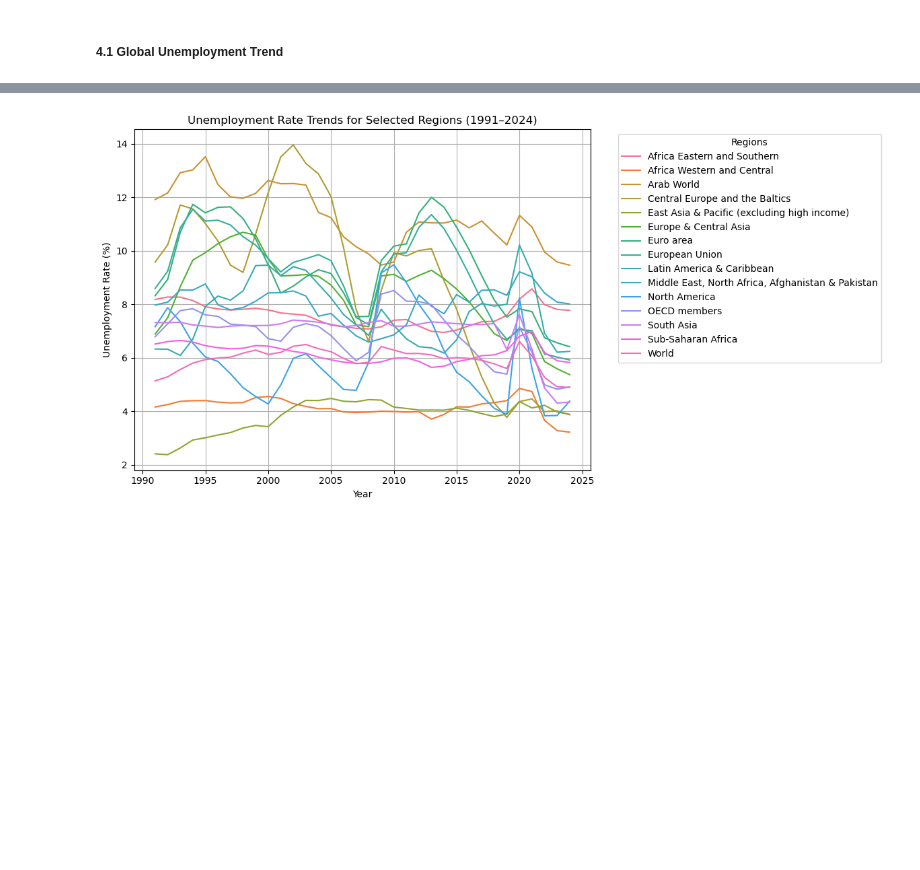
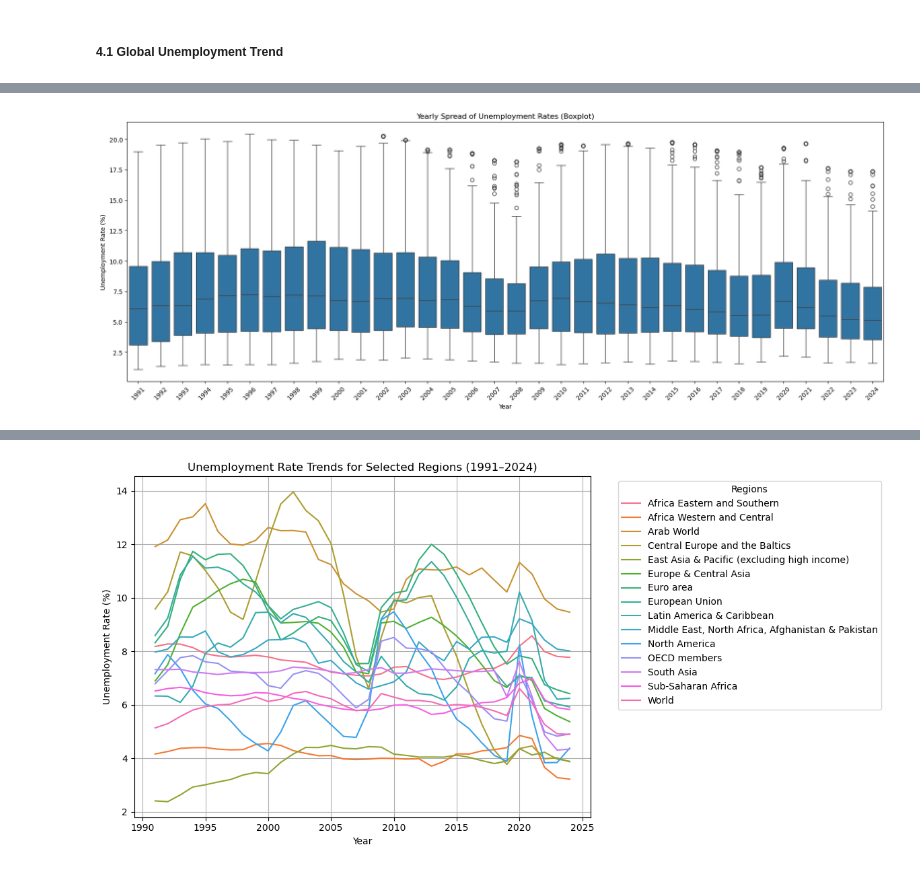
Before and after one commit to Josh-chief/Unemployment_Rate, a Jupyter notebook: Unemployment_Rates.ipynb, the cells around one changed output, grey strips where cells are left out. Saved outputs shown, nothing was run; the diff lists cells and outputs as text; code cells hidden in the pictures; blank space fills up the shorter version.

```diff
--- a/Unemployment_Rates.ipynb
+++ b/Unemployment_Rates.ipynb
@@ -386,0 +456,14 @@ plt.show()
+# %%
+# Boxplot to visualize the spread of unemployment rates across years
+# This boxplot displays the spread of unemployment rates across years from 1991 to 2024,
+# with the x-axis representing years and the y-axis representing unemployment rates (in percentage, ranging from 2.5% to 20%).
+plt.figure(figsize=(18, 7))
+sns.boxplot(x='Year', y='Unemployment Rate', data=df_long)
+plt.title('Yearly Spread of Unemployment Rates (Boxplot)')
+plt.xlabel('Year')
+plt.ylabel('Unemployment Rate (%)')
+plt.xticks(rotation=45)
+plt.tight_layout()
+plt.show()
+# %% [output]
+[figure, added]
```
Also changed, not shown: parts of 32 cells of this notebook, 3 other files.
